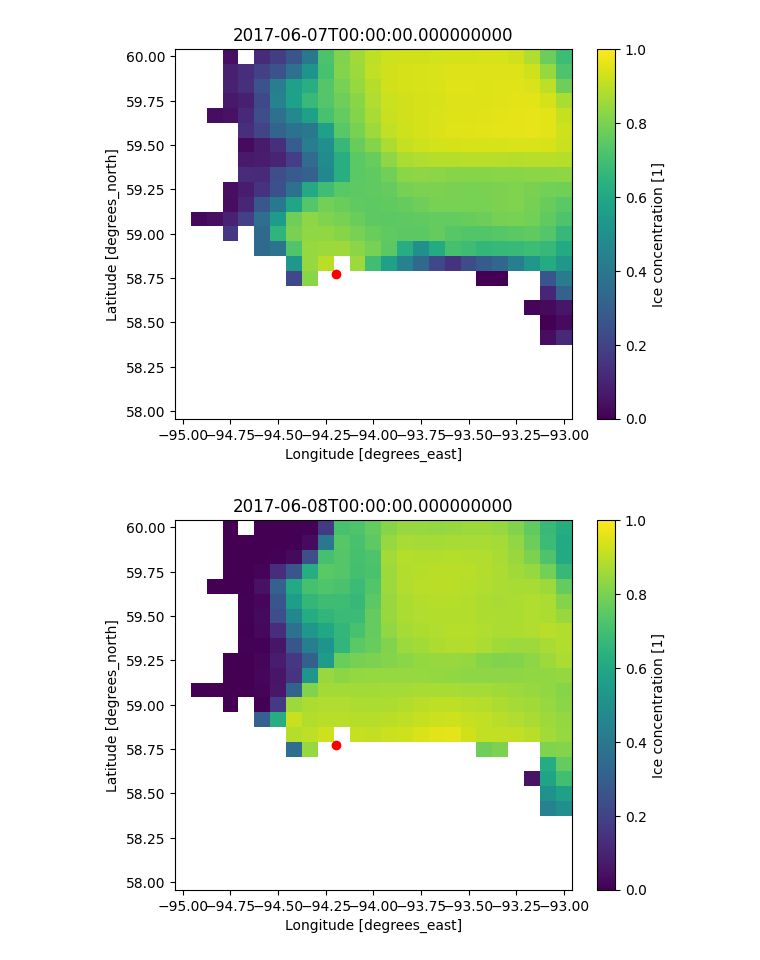
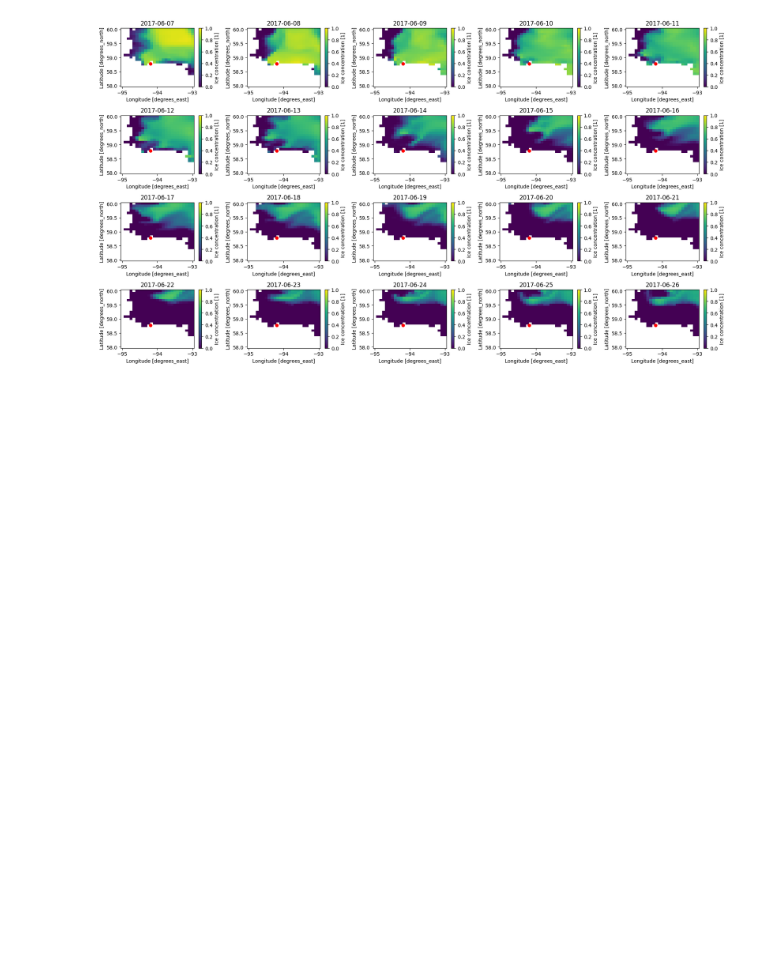
Before and after one commit to zach-gousseau/Quadtree-MPNNLSTM, a Jupyter notebook: ports.ipynb, the cells around one changed output. Cells and saved outputs as stored; diff of their text form; code cells hidden in the pictures; blank space fills up the shorter version.

Commit message:
add new results

```diff
--- a/ports.ipynb
+++ b/ports.ipynb
@@ -8,19 +10,40 @@ import glob
 # %%
 ports = {
     'churchill': (58.7745, -94.1935),
+    'inukjuak': (58.4514, -78.1351),
+    'quaqtaq': (61.0442, -69.6421),
+    # 'sanirajak': (),
 }
 ds = xr.open_mfdataset(glob.glob('data/hb_era5_glorys_nc/*.nc'))
 mask = np.isnan(ds.siconc.isel(time=0))
+
+results_dir = 'ice_results_may7_exp_0'
+
+months = list(range(1, 13))
+ds_pred = []
+for month in months:
+    try:
+        ds_pred.append(xr.open_dataset(f'{results_dir}/valpredictions_M{month}_Y2011_Y2015_I10O90.nc', engine='netcdf4'))
+    except Exception as e: #FileNotFoundError:
+        print(e)
+        pass
+
+ds_pred = xr.concat(ds_pred, dim='launch_date')
+ds_pred = ds_pred.rio.set_crs(4326)
+ds_pred['launch_date'] = [int_to_datetime(dt) for dt in ds_pred.launch_date.values]
+
+ds = ds.isel(time=slice(0, -1))
+ds_pred = ds_pred.isel(launch_date=slice(0, -1))
 # %%
 ds_ch = ds.sel(latitude=slice(58, 60), longitude=slice(-95, -93))
 mask_ch = mask.sel(latitude=slice(58, 60), longitude=slice(-95, -93))
-ds_ch = ds_ch.sel(time=slice(datetime.datetime(2017, 6, 7), datetime.datetime(2017, 6, 17)))
+ds_ch = ds_ch.sel(time=slice(datetime.datetime(2017, 6, 7), datetime.datetime(2017, 6, 7+19)))
 
-for t in ds_ch.time.values:
-    ds_ch.sel(time=t).fillna(0).where(~mask_ch).siconc.plot(vmin=0, vmax=1)
-    plt.scatter(ports['churchill'][1], ports['churchill'][0], c='r')
-    plt.title(t)
-    plt.show()
+fig, axs = plt.subplots(4, 5, figsize=(18, 10))
+for i, t in enumerate(ds_ch.time.values):
+    ds_ch.sel(time=t).fillna(0).where(~mask_ch).siconc.plot(vmin=0, vmax=1, ax=axs.flatten()[i])
+    axs.flatten()[i].scatter(ports['churchill'][1], ports['churchill'][0], c='r')
+    axs.flatten()[i].set_title(str(t)[:10])
+plt.tight_layout()
 # %% [output]
-[figure, old version]
+[figure, new version]
-[figure, removed]
```
Also changed, not shown: parts of 11 cells of this notebook.
